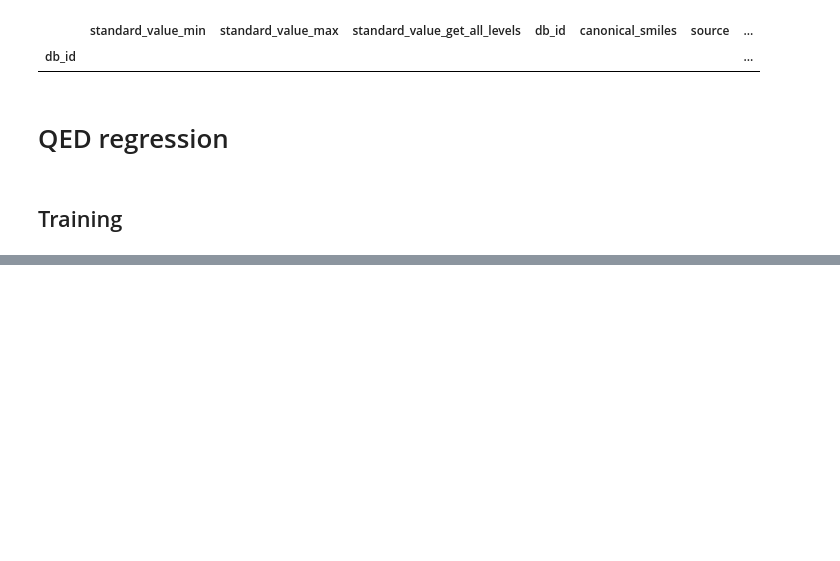
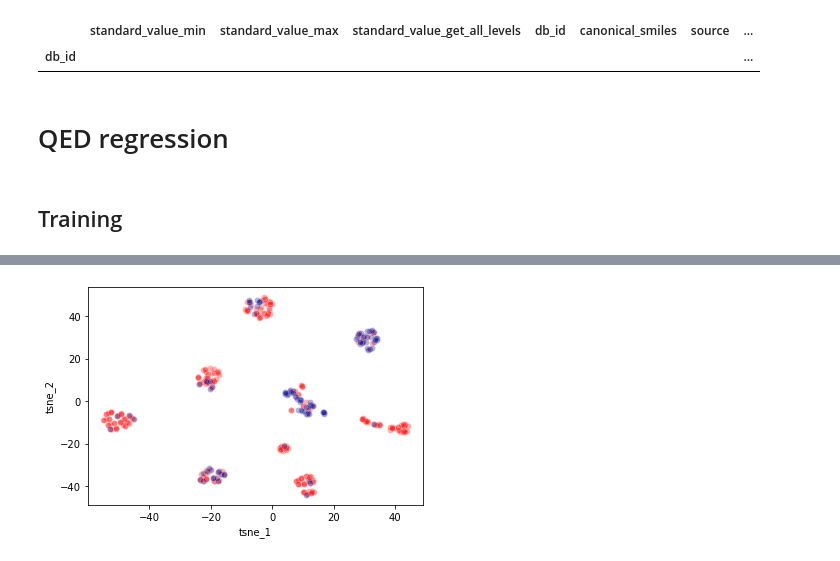
Before and after one commit to rafalbachorz/moltransformer, a Jupyter notebook: usecases/gyrase/analysis.ipynb, the cells around one changed output, grey strips where cells are left out. Drawn from its saved outputs; the diff is of its cells as text; code cells hidden in the pictures; blank space fills up the shorter version.

```diff
--- a/usecases/gyrase/analysis.ipynb
+++ b/usecases/gyrase/analysis.ipynb
@@ -342,0 +227,7 @@ l.info("MAE score on hold-out/external: %s", mean_absolute_error(y_train_val, y_
+# %%
+tsne = TSNE(n_components=2, perplexity=15)
+tsne_embedding = tsne.fit_transform(X_all[model_wrapper.Pipeline["PCA"].PCA_feature_names[:24]])
+tsne_embedding = pd.DataFrame(tsne_embedding, index=X_all.index)
+tsne_embedding = pd.concat([tsne_embedding, y_all], axis=1)
+tsne_embedding.columns = ["tsne_1", "tsne_2", "active"]
+tsne_embedding.head()
@@ -342,0 +242,5 @@ l.info("MAE score on hold-out/external: %s", mean_absolute_error(y_train_val, y_
+# %%
+ax = sns.scatterplot(data=tsne_embedding.query("active == 1"), x="tsne_1", y="tsne_2", color='red', alpha=0.3)
+ax = sns.scatterplot(data=tsne_embedding.query("active == 0"), x="tsne_1", y="tsne_2", color='darkblue', alpha=0.3)
+# %% [output]
+[figure, added]
```
Also changed, not shown: parts of 22 cells of this notebook.
